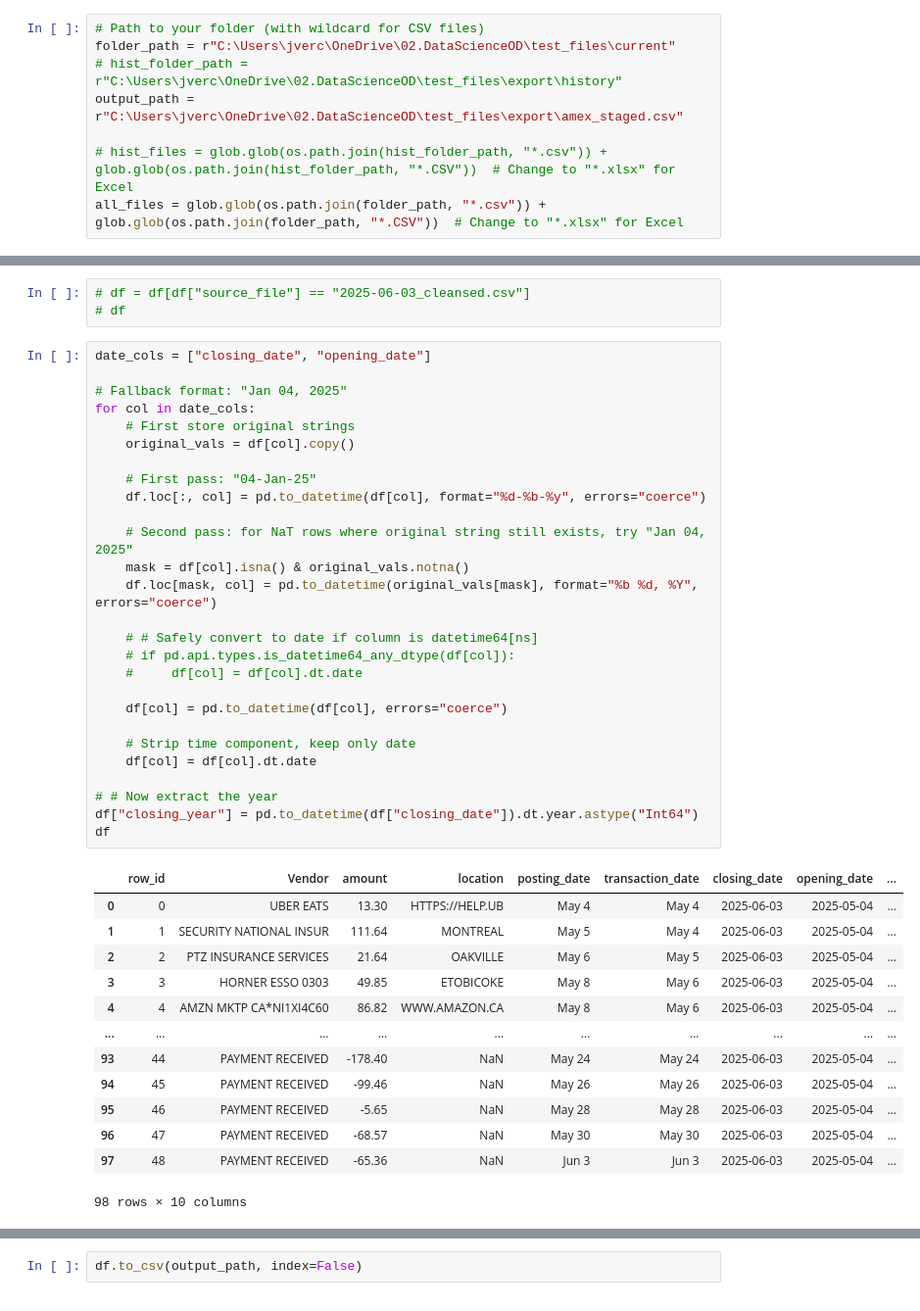
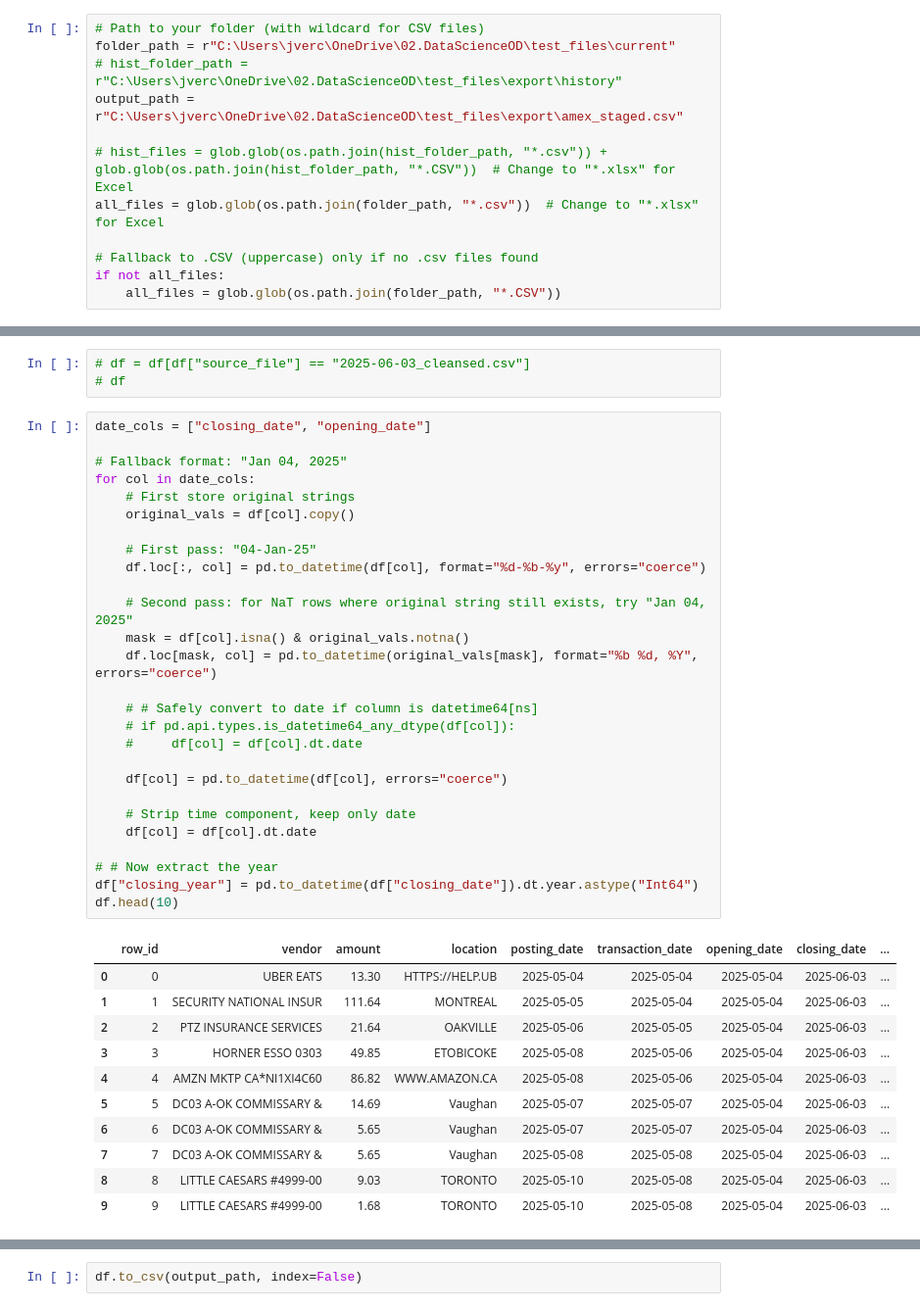
Before and after one commit to JordanVercillo/vercilloanalytics, a Jupyter notebook: projects/amex/amex_transformations.ipynb, the cells around one changed output, grey strips where cells are left out. Shown: that part at 98% size. Drawn from its saved outputs; the diff is of its cells as text.

```diff
--- a/projects/amex/amex_transformations.ipynb
+++ b/projects/amex/amex_transformations.ipynb
@@ -47,7 +47,11 @@ folder_path = r"C:\Users\jverc\OneDrive\02.DataScienceOD\test_files\current"
 output_path = r"C:\Users\jverc\OneDrive\02.DataScienceOD\test_files\export\amex_staged.csv"
 
 # hist_files = glob.glob(os.path.join(hist_folder_path, "*.csv")) + glob.glob(os.path.join(hist_folder_path, "*.CSV"))  # Change to "*.xlsx" for Excel
-all_files = glob.glob(os.path.join(folder_path, "*.csv")) + glob.glob(os.path.join(folder_path, "*.CSV"))  # Change to "*.xlsx" for Excel
+all_files = glob.glob(os.path.join(folder_path, "*.csv"))  # Change to "*.xlsx" for Excel
+
+# Fallback to .CSV (uppercase) only if no .csv files found
+if not all_files:
+    all_files = glob.glob(os.path.join(folder_path, "*.CSV"))
 # %%
 # Read and concatenate
 df_list = []
@@ -83,44 +87,42 @@ array(['2025-06-03_cleansed.csv'], dtype=object)
 # %%
 date_cols = ["closing_date", "opening_date"]
 
 # Fallback format: "Jan 04, 2025"
 for col in date_cols:
     # First store original strings
     original_vals = df[col].copy()
 
     # First pass: "04-Jan-25"
     df.loc[:, col] = pd.to_datetime(df[col], format="%d-%b-%y", errors="coerce")
 
     # Second pass: for NaT rows where original string still exists, try "Jan 04, 2025"
     mask = df[col].isna() & original_vals.notna()
     df.loc[mask, col] = pd.to_datetime(original_vals[mask], format="%b %d, %Y", errors="coerce")
 
     # # Safely convert to date if column is datetime64[ns]
     # if pd.api.types.is_datetime64_any_dtype(df[col]):
     #     df[col] = df[col].dt.date
 
     df[col] = pd.to_datetime(df[col], errors="coerce")
 
     # Strip time component, keep only date
     df[col] = df[col].dt.date
 
 # # Now extract the year
 df["closing_year"] = pd.to_datetime(df["closing_date"]).dt.year.astype("Int64")
-df
+df.head(10)
 # %% [output]
-|  | row_id | Vendor | amount | location | posting_date | transaction_date | closing_date | opening_date | ... |
-| 0 | 0 | UBER EATS | 13.30 | HTTPS://HELP.UB | May 4 | May 4 | 2025-06-03 | 2025-05-04 | ... |
-| 1 | 1 | SECURITY NATIONAL INSUR | 111.64 | MONTREAL | May 5 | May 4 | 2025-06-03 | 2025-05-04 | ... |
-| 2 | 2 | PTZ INSURANCE SERVICES | 21.64 | OAKVILLE | May 6 | May 5 | 2025-06-03 | 2025-05-04 | ... |
-| 3 | 3 | HORNER ESSO 0303 | 49.85 | ETOBICOKE | May 8 | May 6 | 2025-06-03 | 2025-05-04 | ... |
-| 4 | 4 | AMZN MKTP CA*NI1XI4C60 | 86.82 | WWW.AMAZON.CA | May 8 | May 6 | 2025-06-03 | 2025-05-04 | ... |
-| ... | ... | ... | ... | ... | ... | ... | ... | ... | ... |
-| 93 | 44 | PAYMENT RECEIVED | -178.40 | NaN | May 24 | May 24 | 2025-06-03 | 2025-05-04 | ... |
-| 94 | 45 | PAYMENT RECEIVED | -99.46 | NaN | May 26 | May 26 | 2025-06-03 | 2025-05-04 | ... |
-| 95 | 46 | PAYMENT RECEIVED | -5.65 | NaN | May 28 | May 28 | 2025-06-03 | 2025-05-04 | ... |
-| 96 | 47 | PAYMENT RECEIVED | -68.57 | NaN | May 30 | May 30 | 2025-06-03 | 2025-05-04 | ... |
-| 97 | 48 | PAYMENT RECEIVED | -65.36 | NaN | Jun 3 | Jun 3 | 2025-06-03 | 2025-05-04 | ... |
+|  | row_id | vendor | amount | location | posting_date | transaction_date | opening_date | closing_date | ... |
+| 0 | 0 | UBER EATS | 13.30 | HTTPS://HELP.UB | 2025-05-04 | 2025-05-04 | 2025-05-04 | 2025-06-03 | ... |
+| 1 | 1 | SECURITY NATIONAL INSUR | 111.64 | MONTREAL | 2025-05-05 | 2025-05-04 | 2025-05-04 | 2025-06-03 | ... |
+| 2 | 2 | PTZ INSURANCE SERVICES | 21.64 | OAKVILLE | 2025-05-06 | 2025-05-05 | 2025-05-04 | 2025-06-03 | ... |
+| 3 | 3 | HORNER ESSO 0303 | 49.85 | ETOBICOKE | 2025-05-08 | 2025-05-06 | 2025-05-04 | 2025-06-03 | ... |
+| 4 | 4 | AMZN MKTP CA*NI1XI4C60 | 86.82 | WWW.AMAZON.CA | 2025-05-08 | 2025-05-06 | 2025-05-04 | 2025-06-03 | ... |
+| 5 | 5 | DC03 A-OK COMMISSARY & | 14.69 | Vaughan | 2025-05-07 | 2025-05-07 | 2025-05-04 | 2025-06-03 | ... |
+| 6 | 6 | DC03 A-OK COMMISSARY & | 5.65 | Vaughan | 2025-05-07 | 2025-05-07 | 2025-05-04 | 2025-06-03 | ... |
+| 7 | 7 | DC03 A-OK COMMISSARY & | 5.65 | Vaughan | 2025-05-08 | 2025-05-08 | 2025-05-04 | 2025-06-03 | ... |
+| 8 | 8 | LITTLE CAESARS #4999-00 | 9.03 | TORONTO | 2025-05-10 | 2025-05-08 | 2025-05-04 | 2025-06-03 | ... |
+| 9 | 9 | LITTLE CAESARS #4999-00 | 1.68 | TORONTO | 2025-05-10 | 2025-05-08 | 2025-05-04 | 2025-06-03 | ... |
-98 rows × 10 columns
 # %%
 date_fields = ["posting_date", "transaction_date"]
 
```
Also changed, not shown: parts of 4 cells of this notebook.
